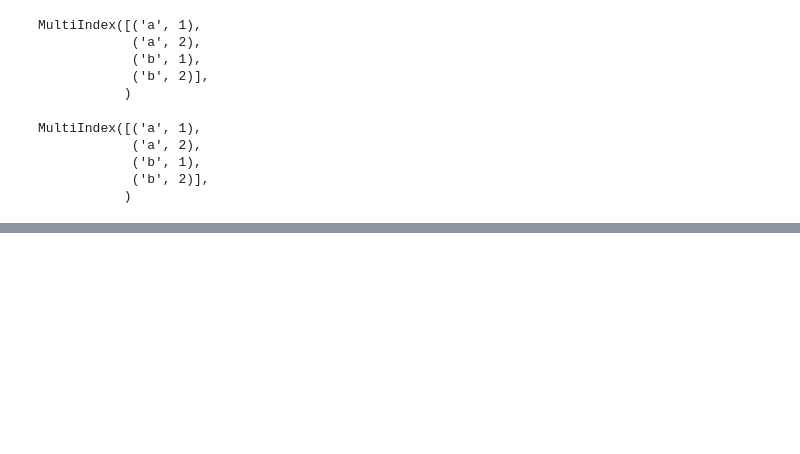
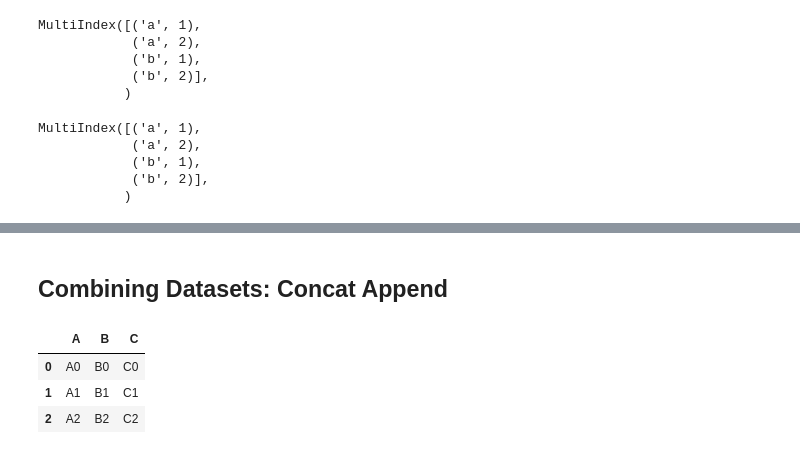
Before and after one commit to jwmathis/SSE591_Project3, a Jupyter notebook: Pandas_Notes.ipynb, the cells around one changed output, grey strips where cells are left out. Drawn from its saved outputs; the diff is of its cells as text; code cells hidden in the pictures; blank space fills up the shorter version.

```diff
--- a/Pandas_Notes.ipynb
+++ b/Pandas_Notes.ipynb
@@ -565,0 +629,17 @@ MultiIndex([('a', 1),
+# %% [markdown]
+## Combining Datasets: Concat Append
+# %%
+import pandas as pd
+import numpy as np
+
+def make_df(cols, ind):
+    data = {c: [str(c) + str(i) for i in ind]
+            for c in cols}
+    return pd.DataFrame(data, ind)
+
+make_df('ABC', range(3))
+# %% [output]
+|  | A | B | C |
+| 0 | A0 | B0 | C0 |
+| 1 | A1 | B1 | C1 |
+| 2 | A2 | B2 | C2 |
```
Also changed, not shown: parts of 12 cells of this notebook.
